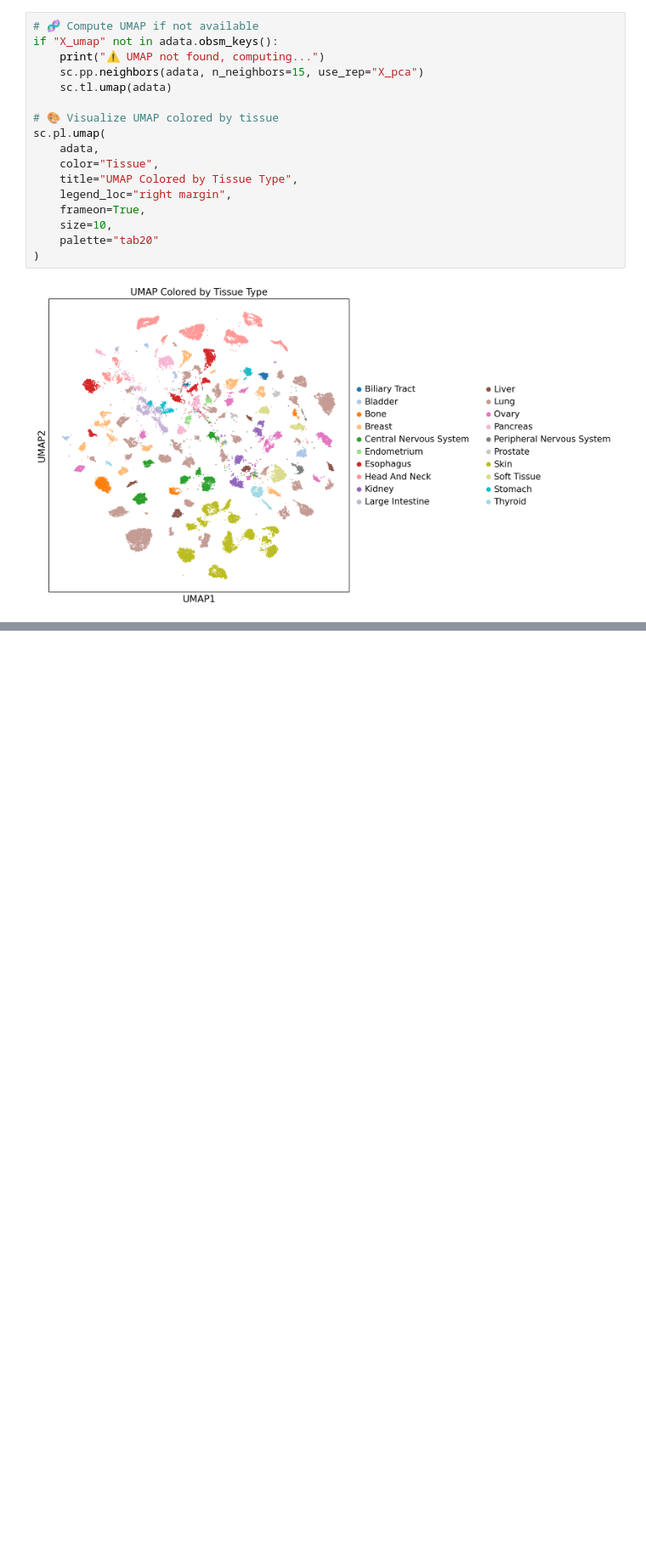
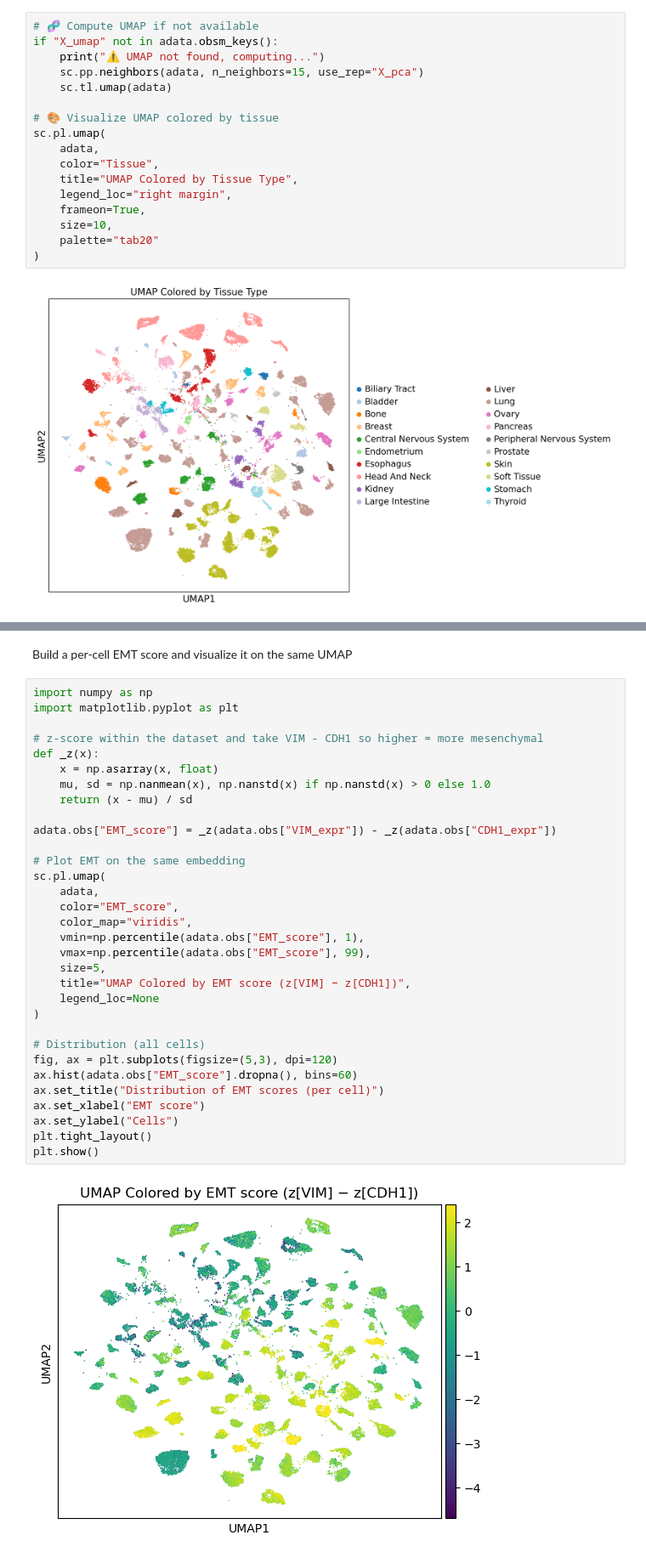
Before and after one commit to goncalo-aroeira/thesis_implementation, a Jupyter notebook: single_cell/pan_cancer/notebooks/03_analysis/05_analyse_sc.ipynb, the cells around one changed output, grey strips where cells are left out. Shown at 85% size. Drawn from its saved outputs; the diff is of its cells as text; blank space fills up the shorter version.

```diff
--- a/single_cell/pan_cancer/notebooks/03_analysis/05_analyse_sc.ipynb
+++ b/single_cell/pan_cancer/notebooks/03_analysis/05_analyse_sc.ipynb
@@ -177,0 +213,36 @@ Error:
+# %% [markdown]
+Build a per-cell EMT score and visualize it on the same UMAP
+# %%
+import numpy as np
+import matplotlib.pyplot as plt
+
+# z-score within the dataset and take VIM - CDH1 so higher = more mesenchymal
+def _z(x):
+    x = np.asarray(x, float)
+    mu, sd = np.nanmean(x), np.nanstd(x) if np.nanstd(x) > 0 else 1.0
+    return (x - mu) / sd
+
+adata.obs["EMT_score"] = _z(adata.obs["VIM_expr"]) - _z(adata.obs["CDH1_expr"])
+
+# Plot EMT on the same embedding
+sc.pl.umap(
+    adata,
+    color="EMT_score",
+    color_map="viridis",
+    vmin=np.percentile(adata.obs["EMT_score"], 1),
+    vmax=np.percentile(adata.obs["EMT_score"], 99),
+    size=5,
+    title="UMAP Colored by EMT score (z[VIM] − z[CDH1])",
+    legend_loc=None
+)
+
+# Distribution (all cells)
+fig, ax = plt.subplots(figsize=(5,3), dpi=120)
+ax.hist(adata.obs["EMT_score"].dropna(), bins=60)
+ax.set_title("Distribution of EMT scores (per cell)")
+ax.set_xlabel("EMT score")
+ax.set_ylabel("Cells")
+plt.tight_layout()
+plt.show()
+# %% [output]
+[figure, added]
```
Also changed, not shown: parts of 8 cells of this notebook, 33 other files.
